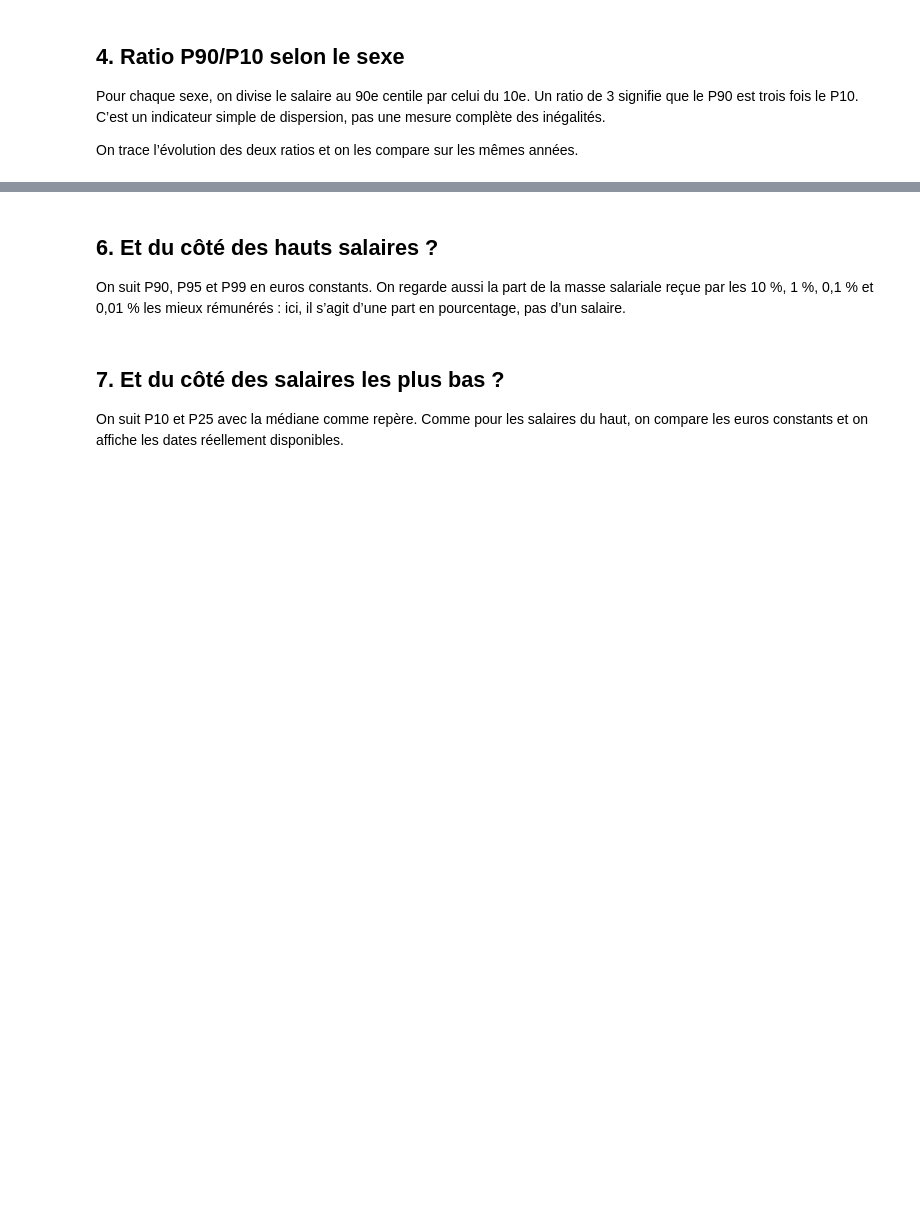
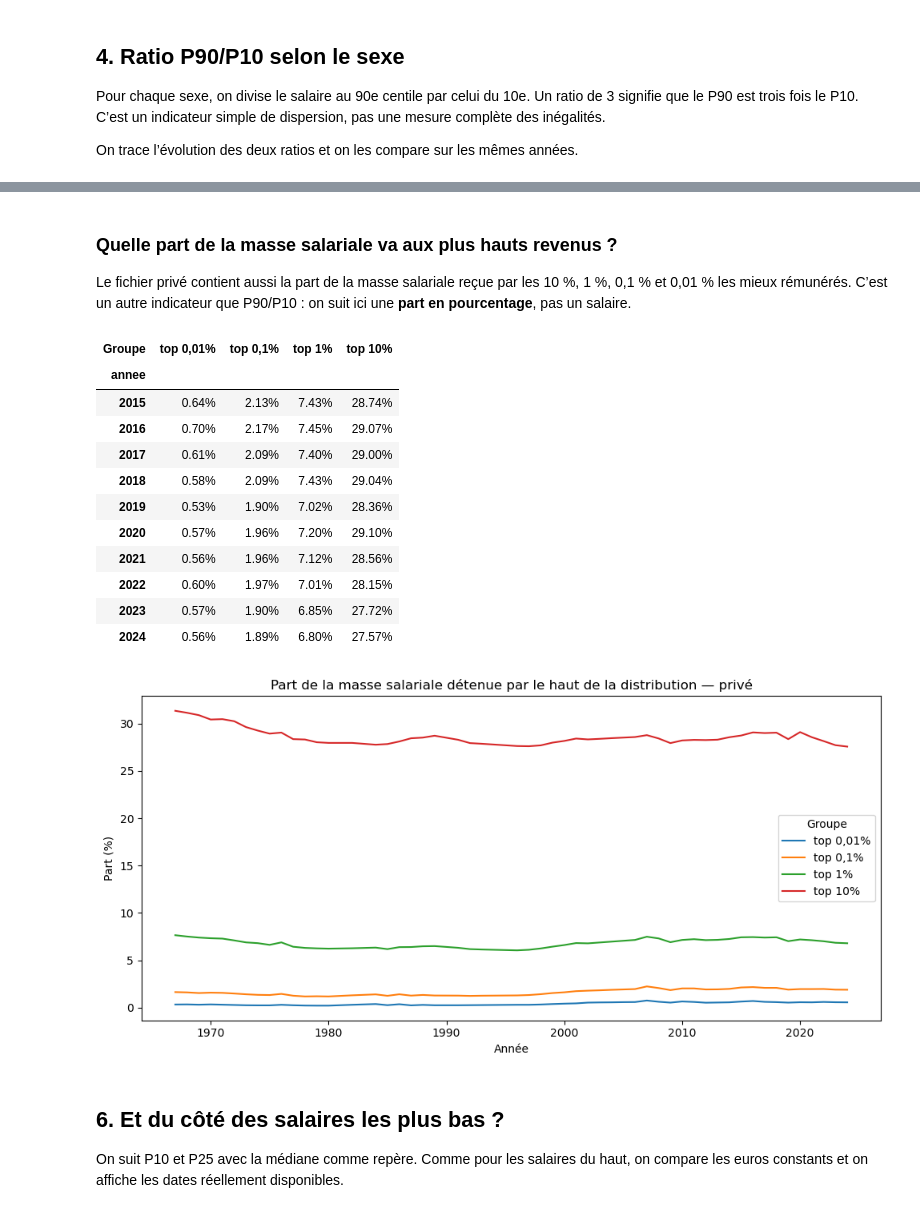
Before and after one commit to YanisY-stack/ProjetPython, a Jupyter notebook: Statistiques_descriptives.ipynb, the cells around one changed output, grey strips where cells are left out. Cells and saved outputs as stored; diff of their text form; code cells hidden in the pictures; blank space fills up the shorter version.

```diff
--- a/Statistiques_descriptives.ipynb
+++ b/Statistiques_descriptives.ipynb
@@ -199,67 +371,38 @@ print(
 # %% [markdown]
-## 6. Et du côté des hauts salaires ?
+### Quelle part de la masse salariale va aux plus hauts revenus ?
 
-On suit P90, P95 et P99 en euros constants. On regarde aussi la part de la masse salariale reçue par les 10 %, 1 %, 0,1 % et 0,01 % les mieux rémunérés : ici, il s’agit d’une part en pourcentage, pas d’un salaire.
+Le fichier privé contient aussi la part de la masse salariale reçue par les 10 %, 1 %, 0,1 % et 0,01 % les mieux rémunérés. C’est un autre indicateur que P90/P10 : on suit ici une **part en pourcentage**, pas un salaire.
 # %%
-def bilan_evolution(series):
-    resultats = []
-    for nom, groupe in series.groupby('Série'):
-        groupe = groupe.sort_values('annee')
-        debut, fin = groupe.iloc[0], groupe.iloc[-1]
-        resultats.append(
-            {
-                'Série': nom,
-                'Période': f"{int(debut['annee'])}–{int(fin['annee'])}",
-                'Variation (%)': (
-                    fin['Salaire (€ constants)'] / debut['Salaire (€ constants)'] - 1
-                ) * 100,
-            }
-        )
-    return pd.DataFrame(resultats).set_index('Série')
-
-
-def serie_quantile(df, quantile, etiquette):
-    table = extraire_salaire(df, [quantile])
-    table = table[['annee', 'valeur']].rename(columns={'valeur': 'Salaire (€ constants)'})
-    table['Série'] = etiquette
-    return table
-
-
-series_hauts = pd.concat(
-    [
-        serie_quantile(prive, P90, 'P90'),
-        serie_quantile(prive, P95, 'P95'),
-        serie_quantile(prive, P99, 'P99'),
-    ],
-    ignore_index=True,
-)
-pivot_hauts = series_hauts.pivot(
-    index='annee', columns='Série', values='Salaire (€ constants)'
-)
-display(pivot_hauts.tail(10).style.format('{:,.0f}'))
-pivot_hauts.plot(figsize=(10, 5))
-plt.title('Évolution des hauts salaires — privé')
-plt.xlabel('Année')
-plt.ylabel('Euros constants par mois')
-plt.tight_layout()
-plt.show()
-
 part_top = garder_ensemble_des_autres_dimensions(prive)
 part_top = part_top[
     part_top['indicateur'].str.startswith('Part de la masse salariale perçue par le top ')
     & part_top['centile_salaire'].eq('Ensemble')
 ].copy()
 part_top['Groupe'] = part_top['indicateur'].str.extract(r'(top .+)$', expand=False)
 part_top = part_top.pivot(index='annee', columns='Groupe', values='valeur')
 display(part_top.tail(10).style.format('{:.2f}%'))
 part_top.plot(figsize=(10, 5))
 plt.title('Part de la masse salariale détenue par le haut de la distribution — privé')
 plt.xlabel('Année')
 plt.ylabel('Part (%)')
 plt.tight_layout()
 plt.show()
+# %% [output]
+| Groupe | top 0,01% | top 0,1% | top 1% | top 10% |
+| annee |  |  |  |  |
+| 2015 | 0.64% | 2.13% | 7.43% | 28.74% |
+| 2016 | 0.70% | 2.17% | 7.45% | 29.07% |
+| 2017 | 0.61% | 2.09% | 7.40% | 29.00% |
+| 2018 | 0.58% | 2.09% | 7.43% | 29.04% |
+| 2019 | 0.53% | 1.90% | 7.02% | 28.36% |
+| 2020 | 0.57% | 1.96% | 7.20% | 29.10% |
+| 2021 | 0.56% | 1.96% | 7.12% | 28.56% |
+| 2022 | 0.60% | 1.97% | 7.01% | 28.15% |
+| 2023 | 0.57% | 1.90% | 6.85% | 27.72% |
+| 2024 | 0.56% | 1.89% | 6.80% | 27.57% |
+[figure, added]
 # %% [markdown]
-## 7. Et du côté des salaires les plus bas ?
+## 6. Et du côté des salaires les plus bas ?
 
 On suit P10 et P25 avec la médiane comme repère. Comme pour les salaires du haut, on compare les euros constants et on affiche les dates réellement disponibles.
 # %%
```
Also changed, not shown: parts of 11 cells of this notebook.
